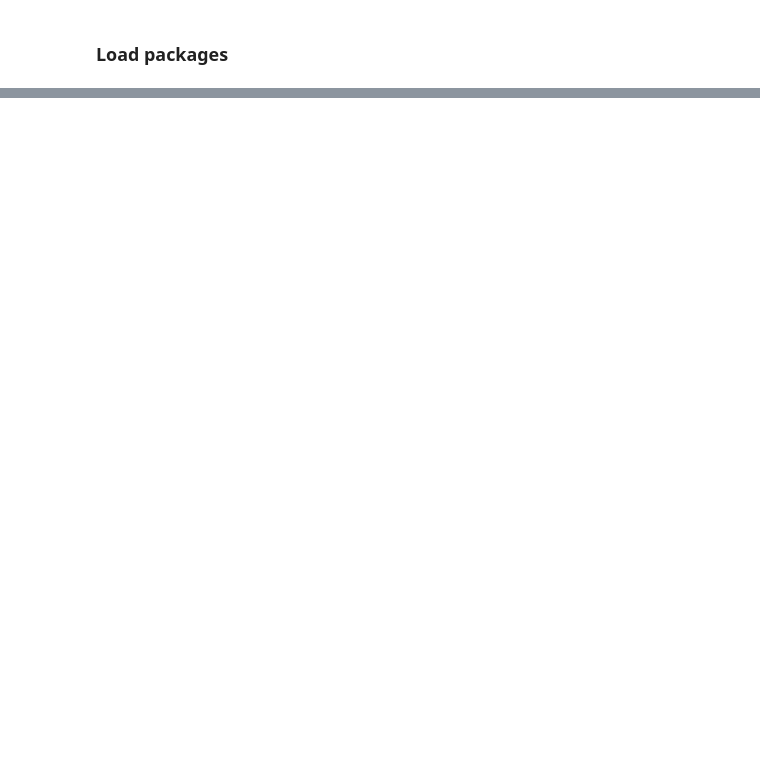
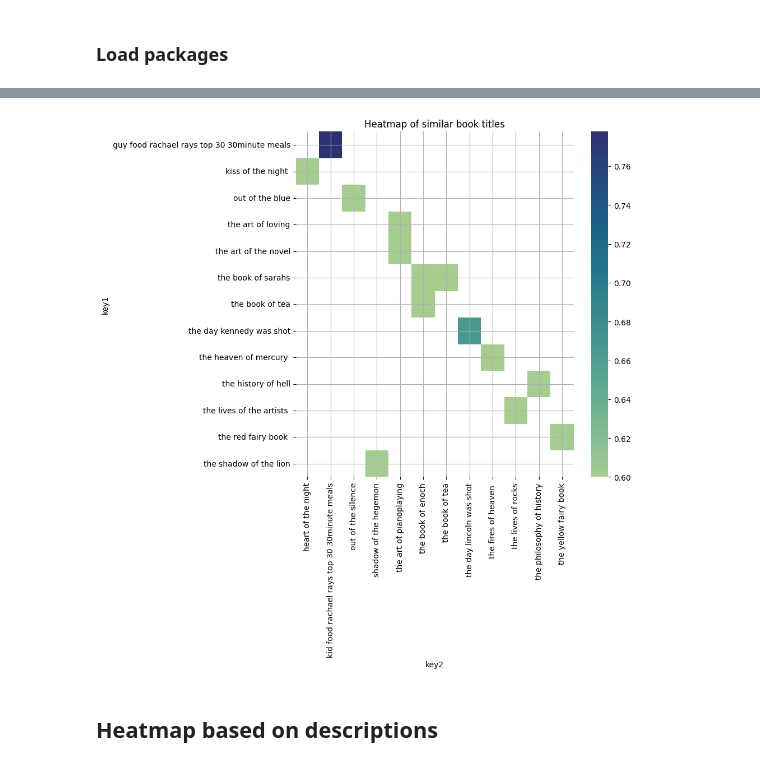
Before and after one commit to s185231/02808_CompTools, a Jupyter notebook: Combined_Notebook.ipynb, the cells around one changed output, grey strips where cells are left out. Saved outputs shown, nothing was run; the diff lists cells and outputs as text; code cells hidden in the pictures; blank space fills up the shorter version.

```diff
--- a/Combined_Notebook.ipynb
+++ b/Combined_Notebook.ipynb
@@ -72,5 +93,5 @@ print("Both datasets' titles are now all lowercase and only include letters and
 prev_size = len(books_data_1['title'])
 print(f"Books data has " + str(len(books_data_1['title'])) + " titles.")
 books_data_1 = books_data_1.drop_duplicates(subset=['title'], keep='first')
-#books_data_1 = books_data_1.drop_duplicates(subset=['description'], keep='first')
+books_data_1 = books_data_1.drop_duplicates(subset=['description'], keep='first')
 print(f"Dropped " + str(prev_size - len(books_data_1['title'])) + " duplicate titles and descriptions. Now there are only " + str(len(books_data_1['title'])) + " rows left. ")
@@ -295,8 +560,7 @@ def lsh(names, jaccard_threshold,seed):
                     similar_items[(list_keys[i], list_keys[j])] = similarity_score
     return similar_items
 
-n = 200
-
+n = 2000
 
 titles = books_data_1['title'][0:n]
 found_similar_items_with_lsh = lsh(titles,jaccard_threshold=0.6,seed=42)
@@ -306,5 +570,3 @@ for (title1, title2), score in found_similar_items_with_lsh.items():
     print(f"Title 1: {titles[title1]}")
     print(f"Title 2: {titles[title2]}")
     print()
-    if score == 1:
-        books_data_1 = books_data_1.drop(title2)
@@ -310,0 +615,42 @@ for (title1, title2), score in found_similar_items_with_lsh.items():
+# %%
+# Plot a heatmap with the found_similar_items_lhs dictionary
+
+# Create a heatmap
+def plot_heatmap(found_similar_items_lhs_new):
+    # Create a list of keys
+    keys = list(found_similar_items_lhs_new.keys())
+
+    # Create a list of values
+    values = list(found_similar_items_lhs_new.values())
+
+    # Create a list of the first items in each key
+    key1 = [key[0] for key in keys]
+
+    # Create a list of the second items in each key
+    key2 = [key[1] for key in keys]
+
+    # Create a dataframe with the keys and values
+    df = pd.DataFrame({'key1': key1, 'key2': key2, 'values': values})
+
+    # Create a pivot table from the dataframe
+    df_pivot = df.pivot(index='key1', columns='key2', values='values')
+
+    # Create a heatmap from the pivot table
+    sns.heatmap(df_pivot, cmap='crest')
+
+    # Add gridlines to the heatmap
+    plt.grid()
+
+    plt.title('Heatmap of similar book titles')
+
+    # Show the plot
+    plt.show()
+# %%
+# plot book titles in stead of keys
+plt.figure(figsize=(8,8))
+found_similar_items_with_lsh_new = {(titles[key1], titles[key2]): value for (key1, key2), value in found_similar_items_with_lsh_new.items()}
+plot_heatmap(found_similar_items_with_lsh_new)
+# %% [output]
+[figure, added]
+# %% [markdown]
+## Heatmap based on descriptions
```
Also changed, not shown: parts of 88 cells of this notebook.
